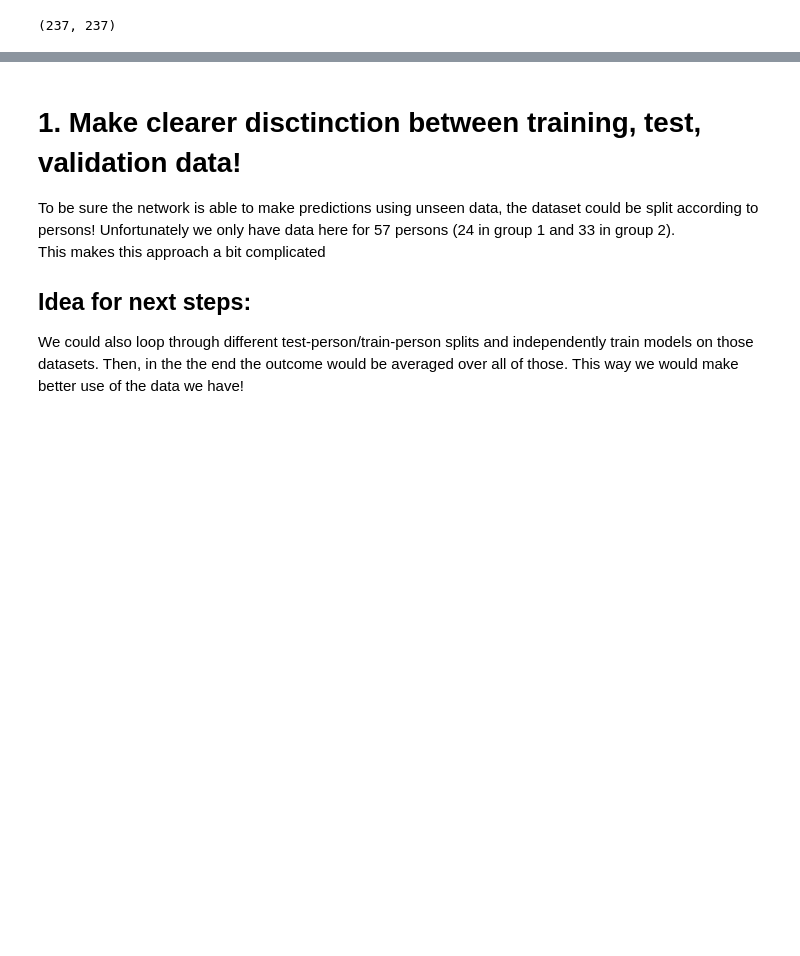
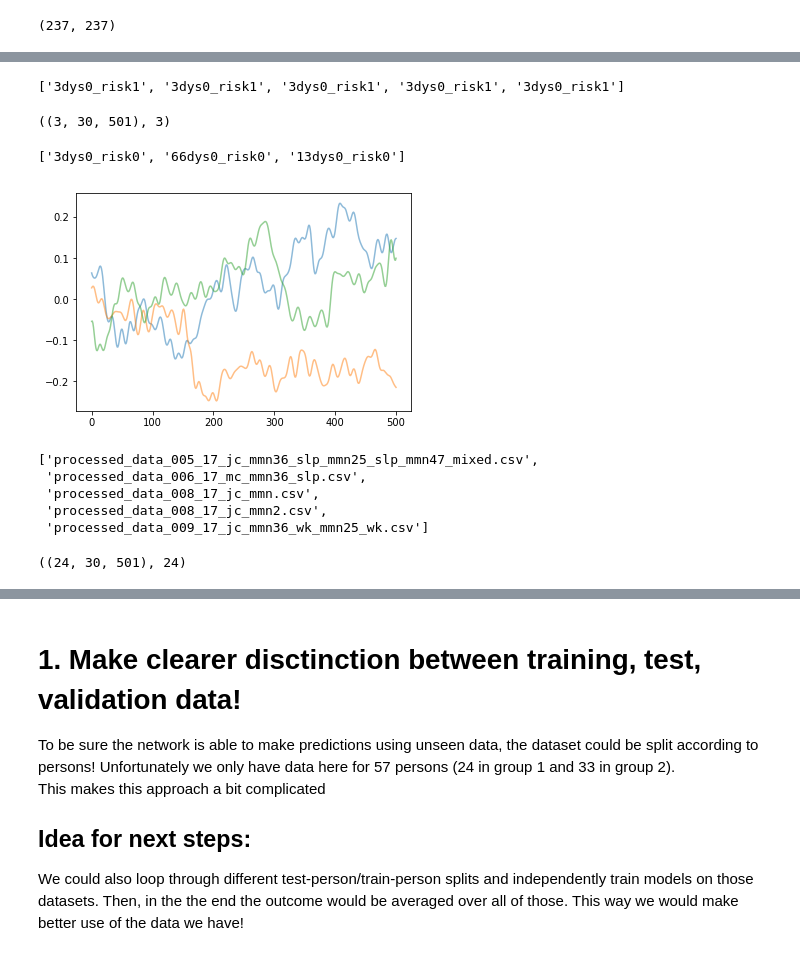
Before and after one commit to epodium/EEG_dyslexia_prediction, a Jupyter notebook: notebooks/CNN_model_averaging_data.ipynb, the cells around one changed output, grey strips where cells are left out. Cells and saved outputs as stored; diff of their text form; code cells hidden in the pictures; blank space fills up the shorter version.

Commit message:
notebook updates, work towards new model pipeline based on generator function

```diff
--- a/notebooks/CNN_model_averaging_data.ipynb
+++ b/notebooks/CNN_model_averaging_data.ipynb
@@ -167,0 +70,4 @@ signal_collection.min(), signal_collection.max()
+# %%
+y_EEG[:5]
+# %% [output]
+['3dys0_risk1', '3dys0_risk1', '3dys0_risk1', '3dys0_risk1', '3dys0_risk1']
@@ -167,0 +82,53 @@ signal_collection.min(), signal_collection.max()
+# %%
+def create_averaged_epoch(data_signal,
+                         data_labels,
+                         n_epochs):
+    """
+    Function to create averages of n_epochs epochs.
+    Will create one averaged epoch per found unique label from n_epochs random epochs.
+
+
+
+    """
+    # Create new data collection:
+    X_data = np.zeros((0, data_signal.shape[1], data_signal.shape[2]))
+    y_data = []
+
+    categories_found = list(set(data_labels))
+
+    idx_cat = []
+    for cat in categories_found:
+        idx = np.where(np.array(data_labels) == cat)[0]
+        idx_cat.append(idx)
+
+        if len(idx) >= n_epochs:
+            select = np.random.choice(idx, n_epochs, replace=False)
+        elif len(idx) >= n_epochs/2:
+            print("Found only", len(idx), " epochs and will take those!")
+            signal_averaged = np.mean(data_signal[idx,:,:], axis=0)
+            break
+        else:
+            break
+
+        signal_averaged = np.mean(data_signal[select,:,:], axis=0)
+        X_data = np.concatenate([X_data, np.expand_dims(signal_averaged, axis=0)], axis=0)
+        y_data.append(cat)
+
+    return X_data, y_data
+# %%
+X_data, y_data = create_averaged_epoch(X_EEG,
+                                     y_EEG,
+                                     n_epochs = 25)
+
+X_data.shape, len(y_data)
+# %% [output]
+((3, 30, 501), 3)
+# %%
+y_data
+# %% [output]
+['3dys0_risk0', '66dys0_risk0', '13dys0_risk0']
+# %%
+for i in range(3):
+    plt.plot(X_data[i,8,:], alpha = 0.5)
+# %% [output]
+[figure, added]
@@ -167,0 +137,8 @@ signal_collection.min(), signal_collection.max()
+# %%
+files_csv[:5]
+# %% [output]
+['processed_data_005_17_jc_mmn36_slp_mmn25_slp_mmn47_mixed.csv',
+ 'processed_data_006_17_mc_mmn36_slp.csv',
+ 'processed_data_008_17_jc_mmn.csv',
+ 'processed_data_008_17_jc_mmn2.csv',
+ 'processed_data_009_17_jc_mmn36_wk_mmn25_wk.csv']
@@ -167,0 +162,4 @@ signal_collection.min(), signal_collection.max()
+# %%
+X.shape, len(y)
+# %% [output]
+((24, 30, 501), 24)
```
Also changed, not shown: parts of 31 cells of this notebook.
